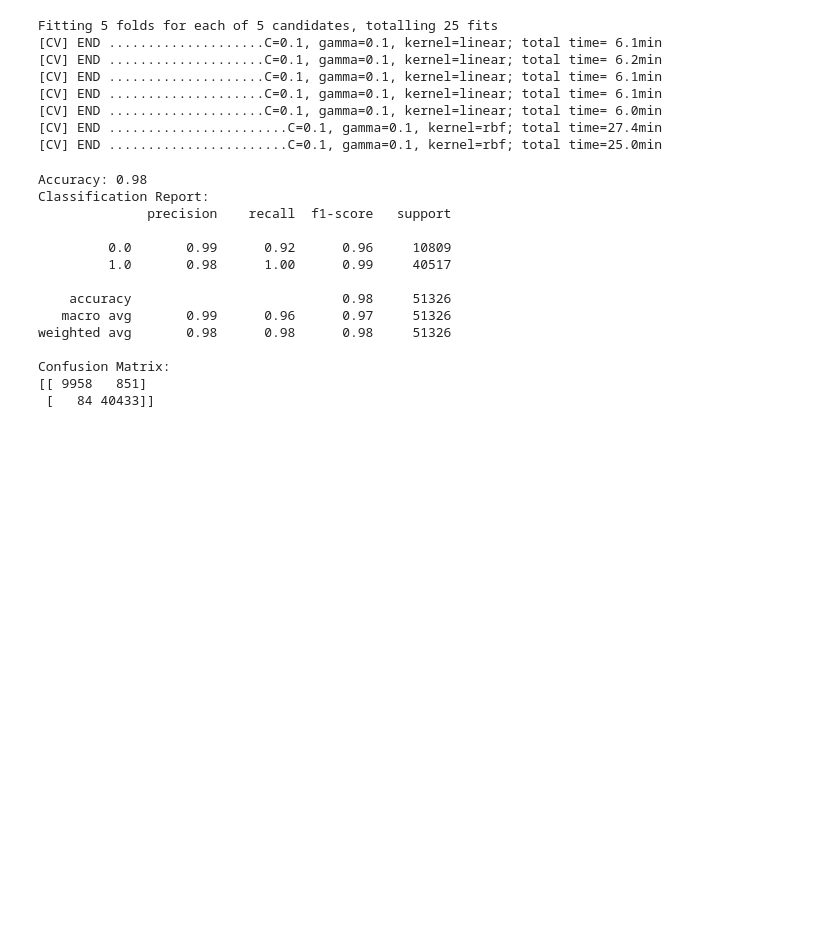
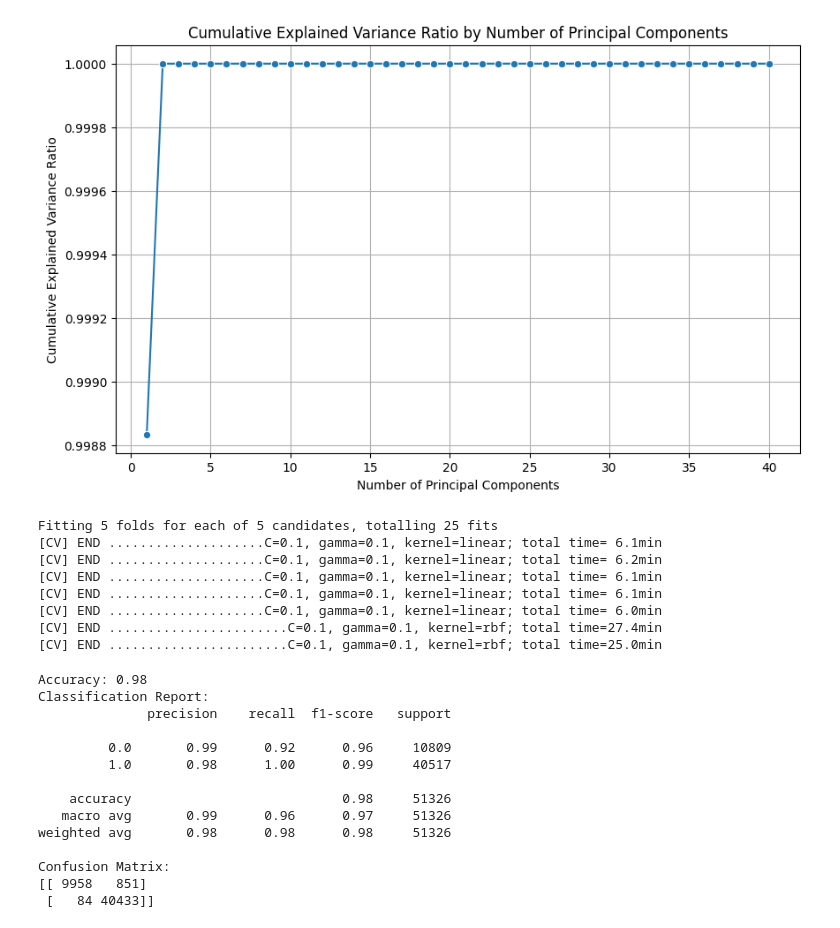
Before and after one commit to tanhl30/HE4045_Project, a Jupyter notebook: 2. Machine Learning A/HonLim_Script.ipynb, the cells around one changed output. Cells and saved outputs as stored; diff of their text form; code cells hidden in the pictures; blank space fills up the shorter version.

```diff
--- a/2. Machine Learning A/HonLim_Script.ipynb
+++ b/2. Machine Learning A/HonLim_Script.ipynb
@@ -90,3 +95,34 @@ weighted avg       0.88      0.88      0.87     51326
+# %%
+#Try PCA
+pca = PCA(n_components=len(X_train.columns))
+pca.fit(X_train)
+cumulative_variance_ratio = np.cumsum(pca.explained_variance_ratio_)
+
+cvr = pd.DataFrame({
+
+    'Number of Principal Components': range(1, len(cumulative_variance_ratio) + 1),
+
+    'Cumulative Explained Variance Ratio': cumulative_variance_ratio
+
+})
+
+
+plt.figure(figsize=(10, 6))
+sns.lineplot(data=cvr,
+
+             x='Number of Principal Components',
+
+             y='Cumulative Explained Variance Ratio',
+
+             marker='o')
+
+plt.title('Cumulative Explained Variance Ratio by Number of Principal Components')
+plt.xlabel('Number of Principal Components')
+plt.ylabel('Cumulative Explained Variance Ratio')
+plt.grid(True)
+plt.show()
+# %% [output]
+[figure, added]
 # %%
 from sklearn.model_selection import RandomizedSearchCV
 param_grid = {
```
Also changed, not shown: parts of 5 cells of this notebook.
